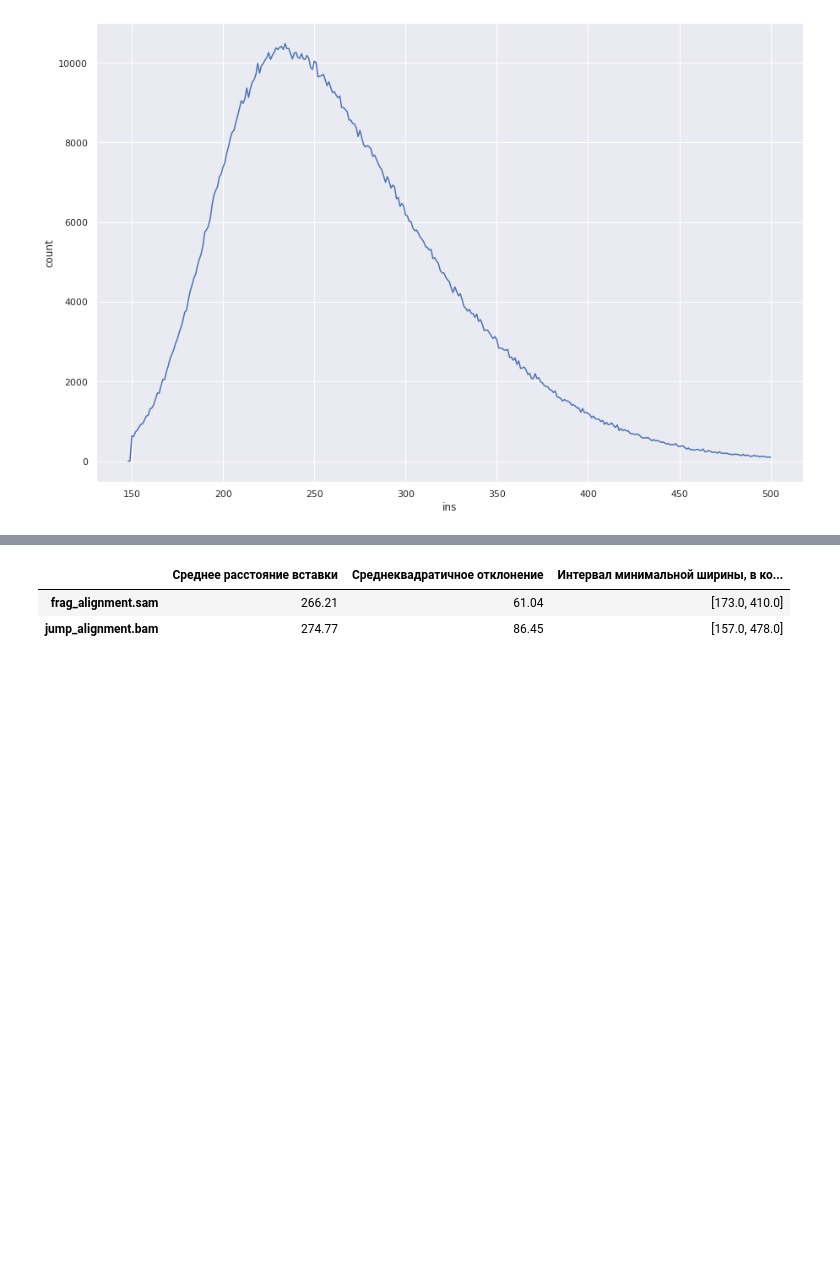
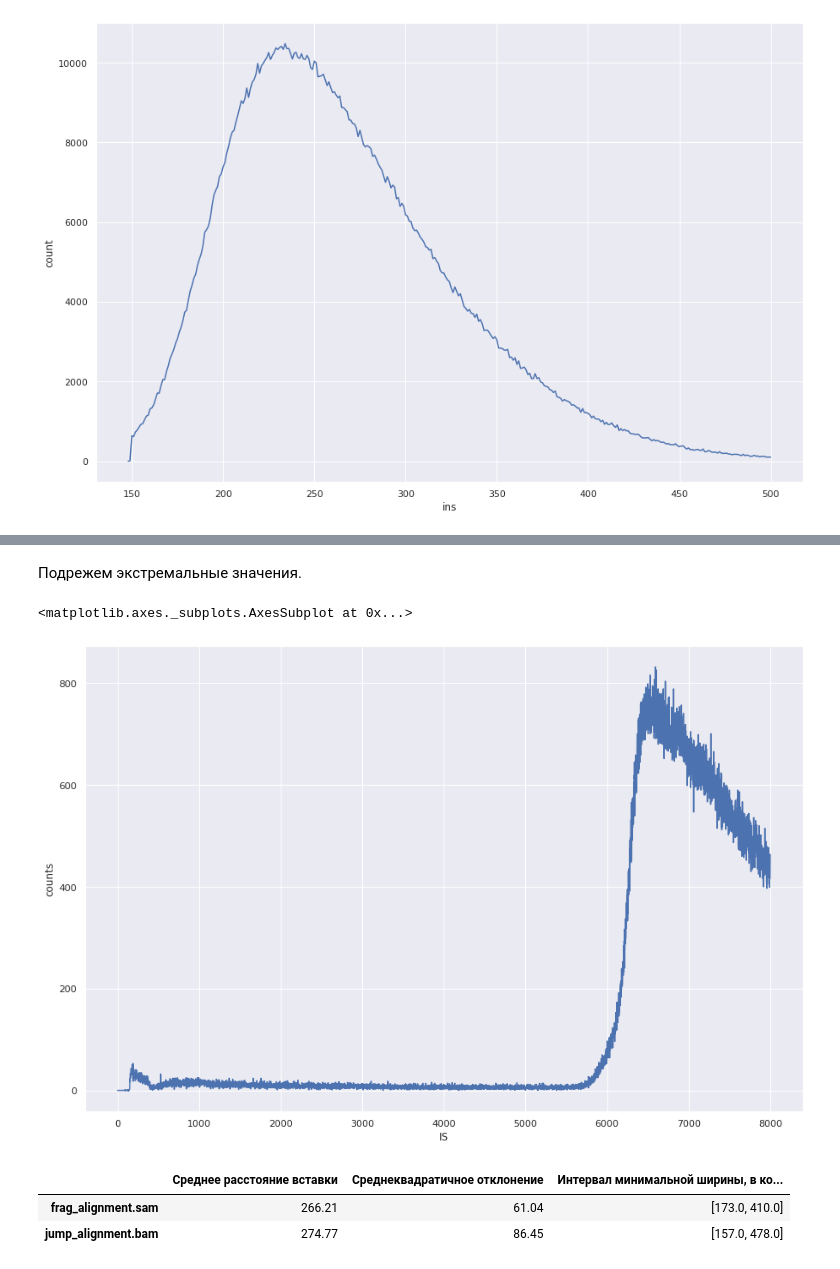
Before and after one commit to ainesko/NGS-HW, a Jupyter notebook: NGS2.ipynb, the cells around one changed output, grey strips where cells are left out. Saved outputs shown, nothing was run; the diff lists cells and outputs as text; code cells hidden in the pictures; blank space fills up the shorter version.

```diff
--- a/NGS2.ipynb
+++ b/NGS2.ipynb
@@ -429,3 +446,12 @@ inserts('jump_stat.txt')
+# %% [markdown]
+Подрежем экстремальные значения.
+# %%
+num_mod = num[1:-1]
+tot_mod = tot[1:-1]
+sns.lineplot(num_mod, y=tot_mod)
+# %% [output]
+<matplotlib.axes._subplots.AxesSubplot at 0x...>
+[figure, added]
 # %%
 data = {'Среднее расстояние вставки':[266.21,
                              274.77],
```
Also changed, not shown: parts of 12 cells of this notebook.
